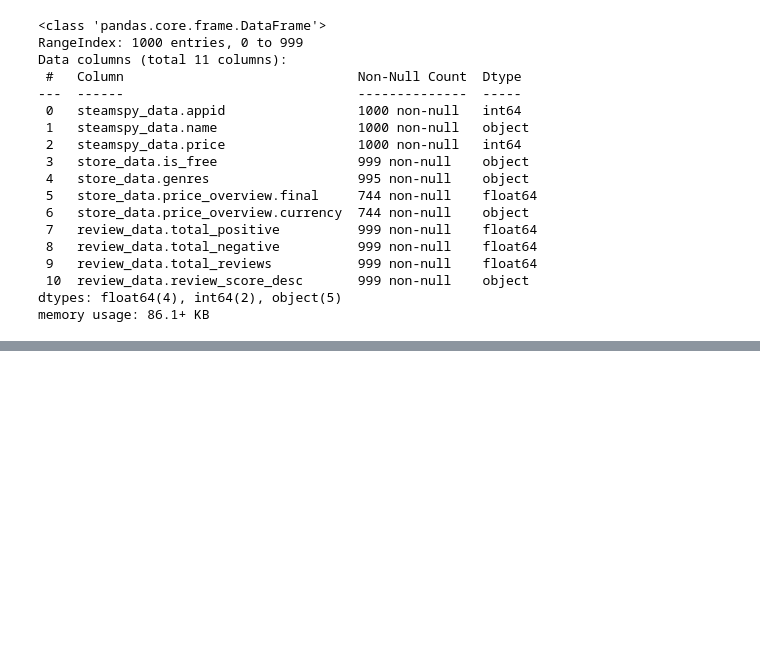
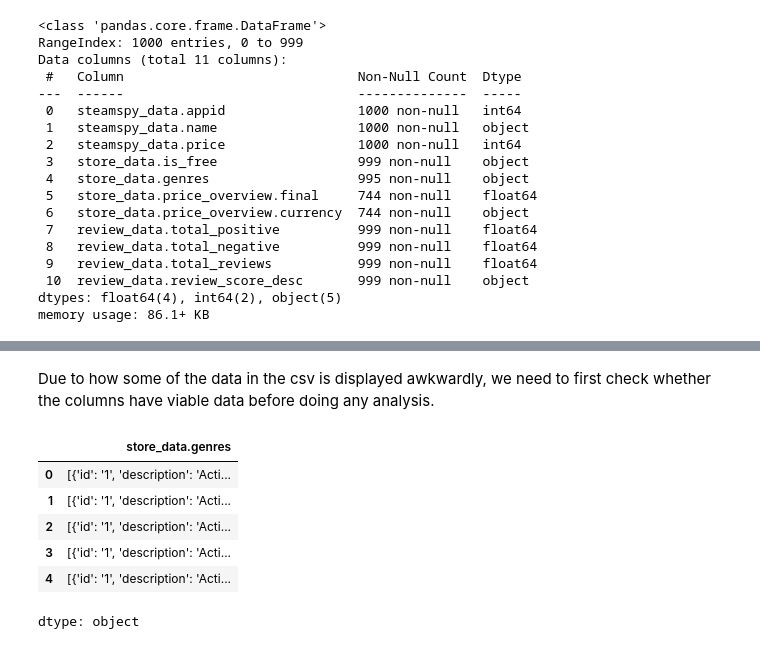
Before and after one commit to jxvoy23/csc366-steam-analysis, a Jupyter notebook: Steam_EDA.ipynb, the cells around one changed output, grey strips where cells are left out. Drawn from its saved outputs; the diff is of its cells as text; code cells hidden in the pictures; blank space fills up the shorter version.

```diff
--- a/Steam_EDA.ipynb
+++ b/Steam_EDA.ipynb
@@ -70,0 +117,12 @@ memory usage: 86.1+ KB
+# %% [markdown]
+Due to how some of the data in the csv is displayed awkwardly, we need to first check whether the columns have viable data before doing any analysis.
+# %%
+df_eda['store_data.genres'].head()
+# %% [output]
+|  | store_data.genres |
+| 0 | [{'id': '1', 'description': 'Acti... |
+| 1 | [{'id': '1', 'description': 'Acti... |
+| 2 | [{'id': '1', 'description': 'Acti... |
+| 3 | [{'id': '1', 'description': 'Acti... |
+| 4 | [{'id': '1', 'description': 'Acti... |
+dtype: object
```
Also changed, not shown: parts of 6 cells of this notebook.
